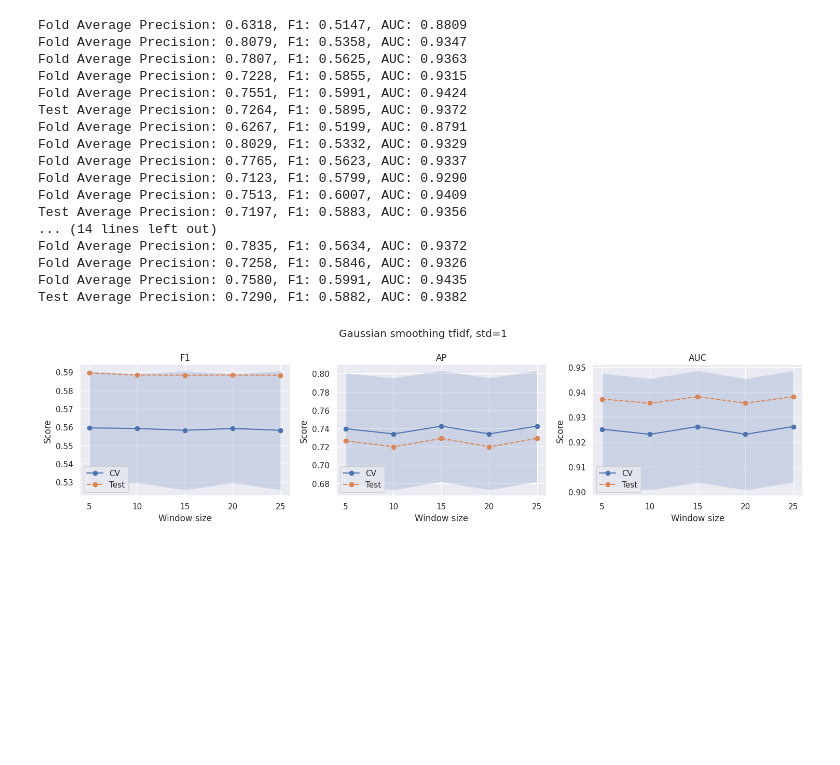
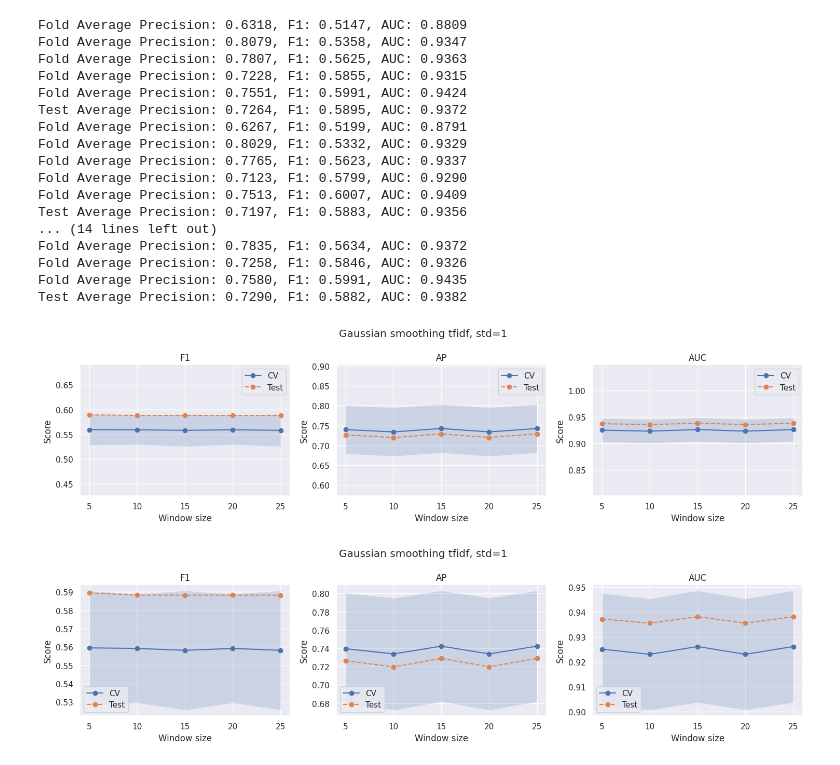
Before and after one commit to alan-man/tal-projet, a Jupyter notebook: pres.ipynb, the cells around one changed output. Drawn from its saved outputs; the diff is of its cells as text; code cells hidden in the pictures; blank space fills up the shorter version.

```diff
--- a/pres.ipynb
+++ b/pres.ipynb
@@ -2957,6 +3078,10 @@ Fold Average Precision: 0.7835, F1: 0.5634, AUC: 0.9372
 Fold Average Precision: 0.7258, F1: 0.5846, AUC: 0.9326
 Fold Average Precision: 0.7580, F1: 0.5991, AUC: 0.9435
 Test Average Precision: 0.7290, F1: 0.5882, AUC: 0.9382
+# %%
+plot_cv_smooth(ap_lst, f1_lst, auc_lst, ap_test, f1_test, auc_test, alphas = [5, 10, 15, 20, 25], title=f"Gaussian smoothing tfidf, std={std_val}", xlab="Window size", resize=True)
+# %% [output]
+[figure, added]
 # %%
 plot_cv_smooth(ap_lst, f1_lst, auc_lst, ap_test, f1_test, auc_test, alphas = [5, 10, 15, 20, 25], title=f"Gaussian smoothing tfidf, std={std_val}", xlab="Window size")
 # %% [output]
```
Also changed, not shown: parts of 10 cells of this notebook, 6 other files.
